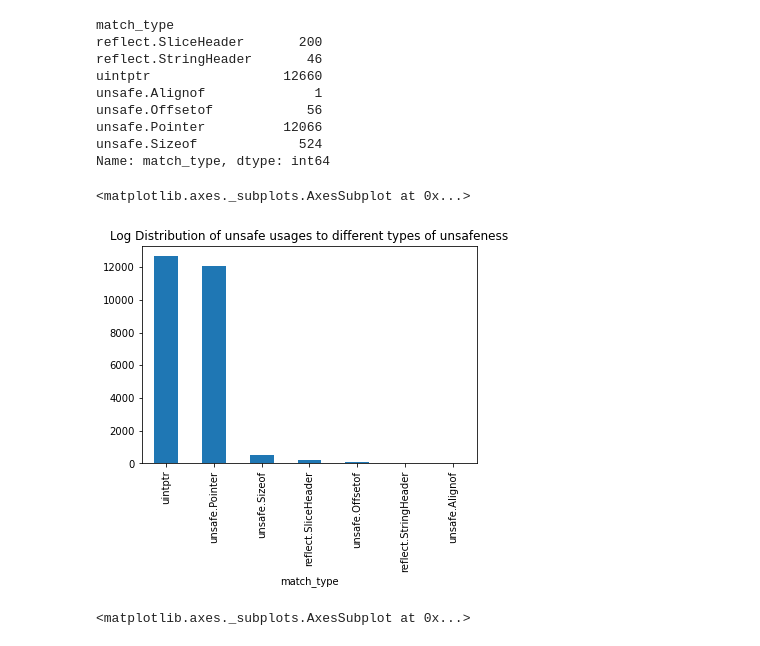
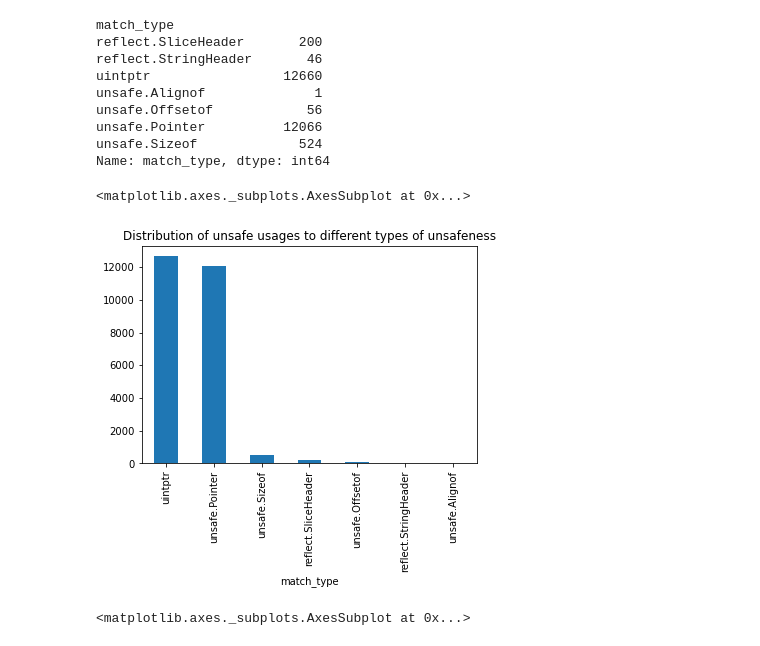
Before and after one commit to jlauinger/master-of-science, a Jupyter notebook: code/data-survey/analysis/data-exploration.ipynb, the cells around one changed output. Cells and saved outputs as stored; diff of their text form; code cells hidden in the pictures.

```diff
--- a/code/data-survey/analysis/data-exploration.ipynb
+++ b/code/data-survey/analysis/data-exploration.ipynb
@@ -459,13 +459,13 @@ Name: match_type, dtype: int64
 # %%
 matches_df\
     .groupby(['match_type', 'module_import_path', 'project_name'])['match_type'].count()\
     .groupby(['match_type', 'module_import_path']).max()\
     .groupby('match_type').sum()\
     .sort_values(ascending=False)\
-    .plot.bar(logy=False, title='Log Distribution of unsafe usages to different types of unsafeness')
+    .plot.bar(title='Distribution of unsafe usages to different types of unsafeness')
 # %% [output]
 <matplotlib.axes._subplots.AxesSubplot at 0x...>
-[figure, old version]
+[figure, new version]
 # %%
 matches_df\
     .groupby(['match_type', 'module_import_path', 'project_name'])['match_type'].count()\
```
Also changed, not shown: parts of 12 cells of this notebook.
